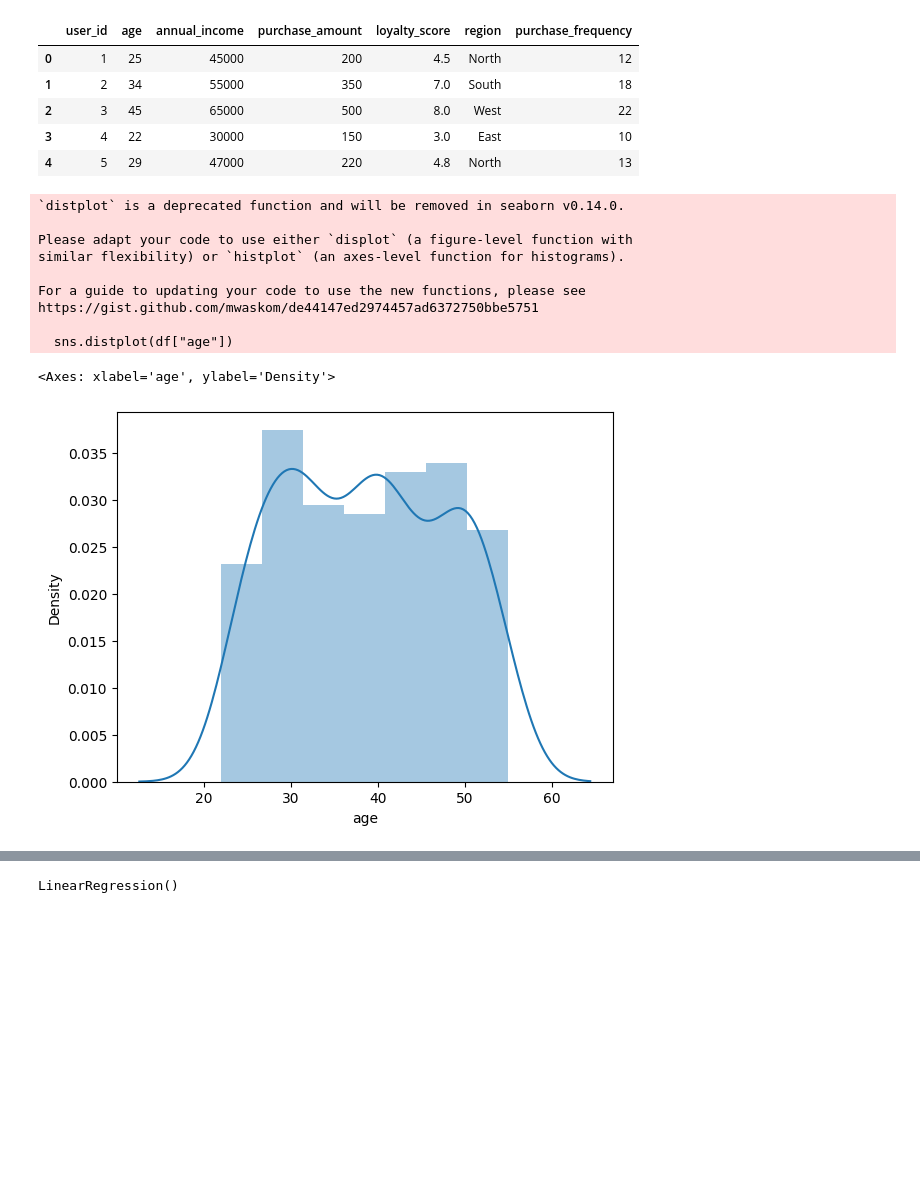
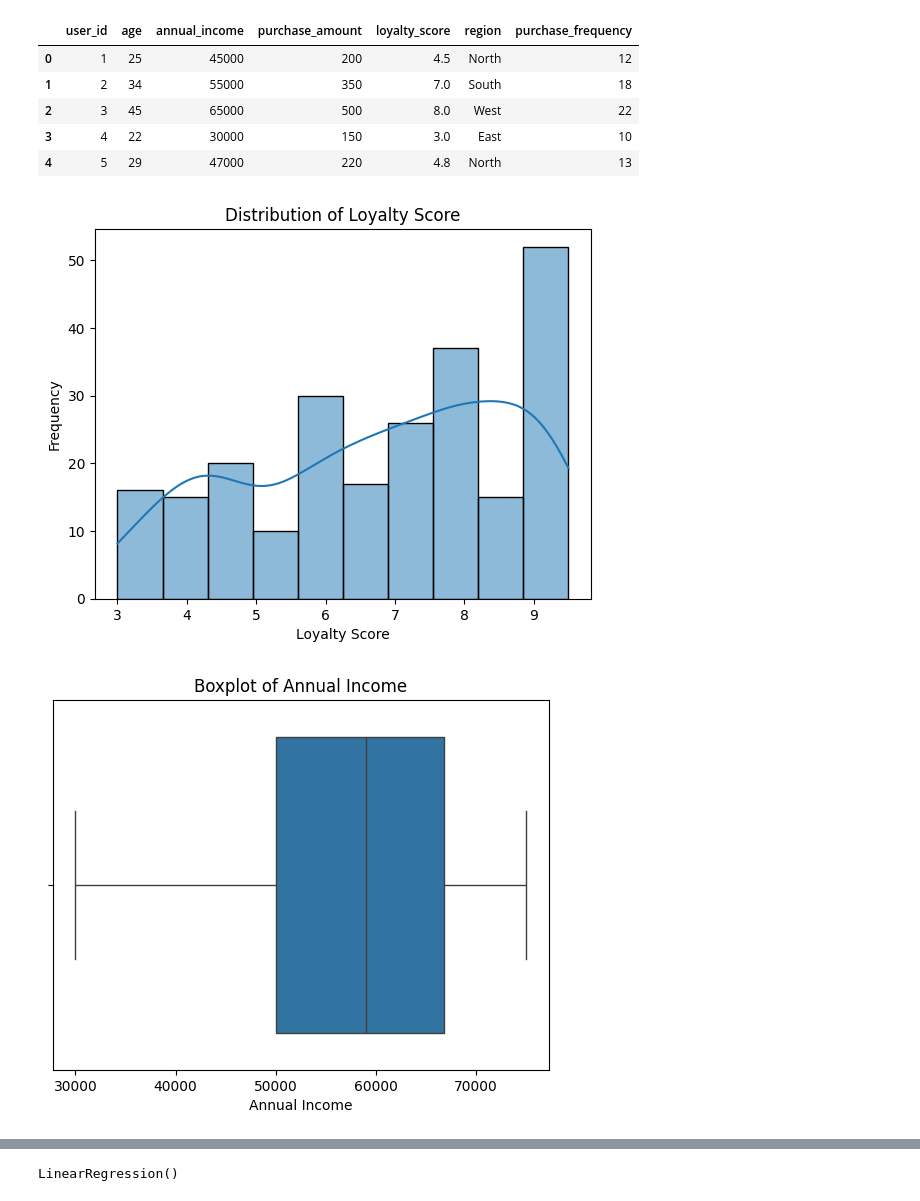
Before and after one commit to Prahlad77044/ml_beginner, a Jupyter notebook: Customer_Purchasing_Behaviors.ipynb, the cells around one changed output, grey strips where cells are left out. Cells and saved outputs as stored; diff of their text form; code cells hidden in the pictures; blank space fills up the shorter version.

```diff
--- a/Customer_Purchasing_Behaviors.ipynb
+++ b/Customer_Purchasing_Behaviors.ipynb
@@ -44,17 +46,3 @@ df.head()
 | 2 | 3 | 45 | 65000 | 500 | 8.0 | West | 22 |
 | 3 | 4 | 22 | 30000 | 150 | 3.0 | East | 10 |
 | 4 | 5 | 29 | 47000 | 220 | 4.8 | North | 13 |
-# %%
-sns.distplot(df["age"])
-# %% [output]
-`distplot` is a deprecated function and will be removed in seaborn v0.14.0.
-
-Please adapt your code to use either `displot` (a figure-level function with
-similar flexibility) or `histplot` (an axes-level function for histograms).
-
-For a guide to updating your code to use the new functions, please see
-https://gist.github.com/mwaskom/de44147ed2974457ad6372750bbe5751
-
-  sns.distplot(df["age"])
-<Axes: xlabel='age', ylabel='Density'>
-[figure, removed]
@@ -60,0 +65,15 @@ https://gist.github.com/mwaskom/de44147ed2974457ad6372750bbe5751
+# %%
+sns.histplot(y, kde=True, bins=10)
+plt.title("Distribution of Loyalty Score")
+plt.xlabel("Loyalty Score")
+plt.ylabel("Frequency")
+plt.show()
+# %% [output]
+[figure, added]
+# %%
+sns.boxplot(x=df['annual_income'])
+plt.title("Boxplot of Annual Income")
+plt.xlabel("Annual Income")
+plt.show()
+# %% [output]
+[figure, added]
```
Also changed, not shown: parts of 18 cells of this notebook.
